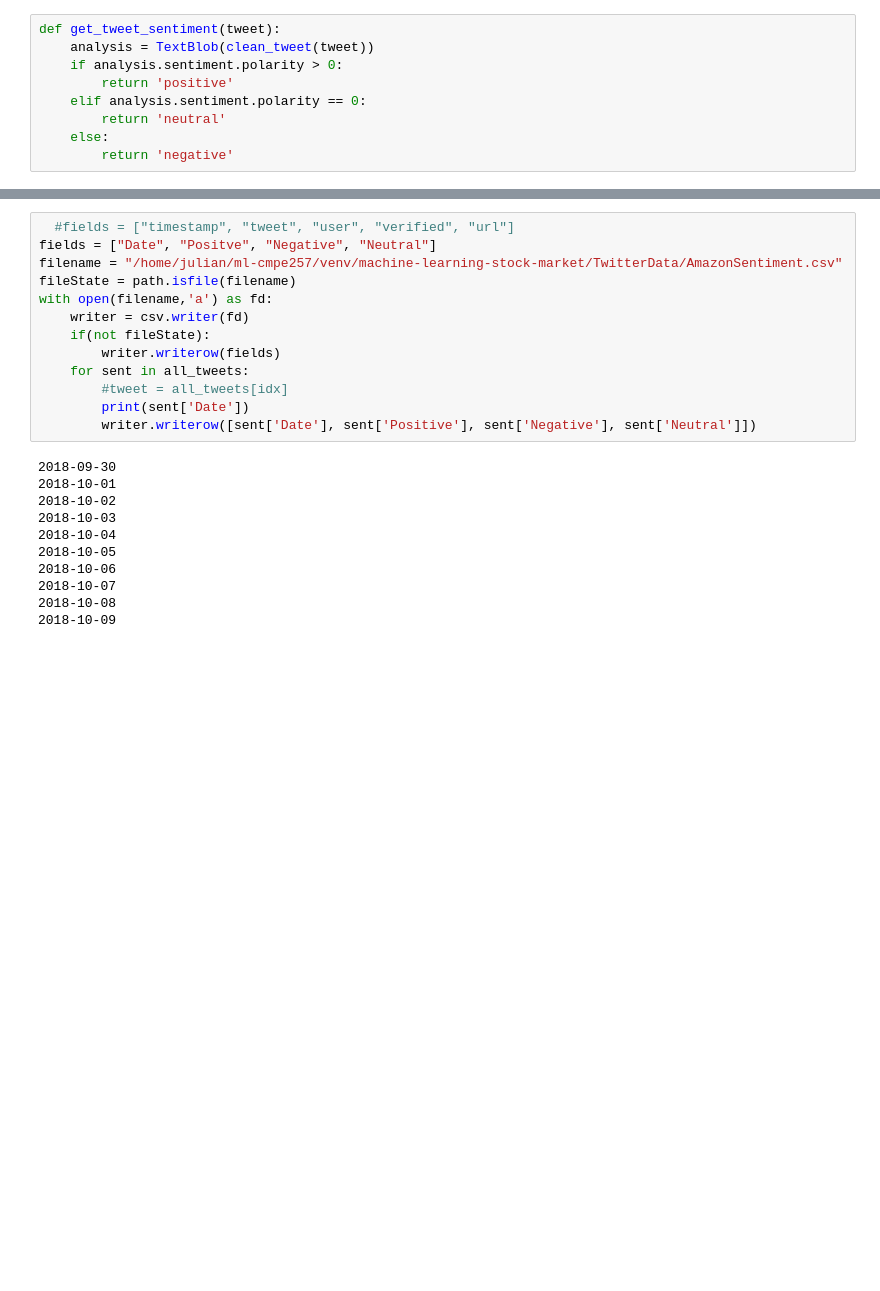
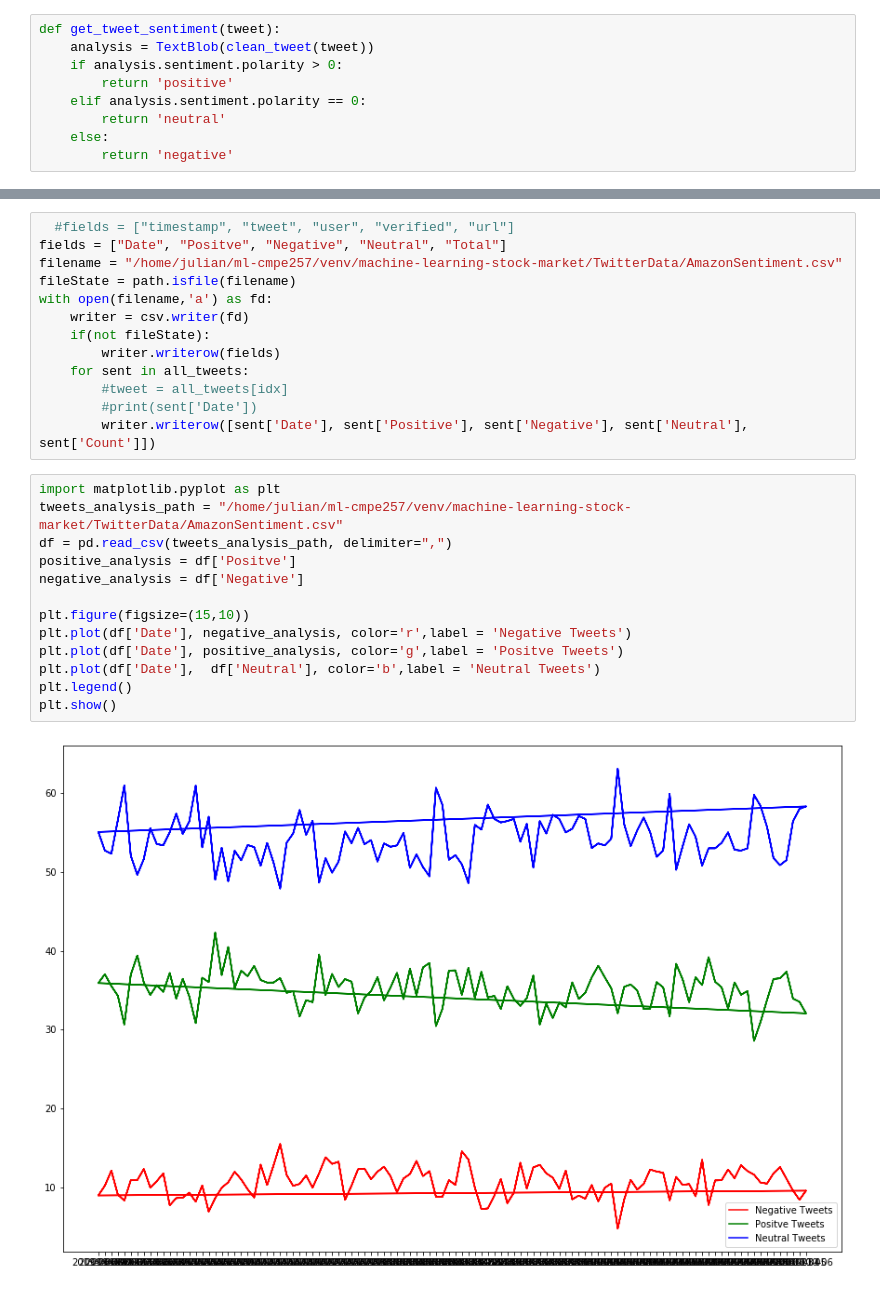
Before and after one commit to psaini79/machine-learning-stock-market, a Jupyter notebook: TwitterData/analyseTwitterData.ipynb, the cells around one changed output, grey strips where cells are left out. Saved outputs shown, nothing was run; the diff lists cells and outputs as text; blank space fills up the shorter version.

Commit message:
Updated for twiter data analysis

```diff
--- a/TwitterData/analyseTwitterData.ipynb
+++ b/TwitterData/analyseTwitterData.ipynb
@@ -85,6 +109,6 @@ print(all_tweets.head())
 # %%
   #fields = ["timestamp", "tweet", "user", "verified", "url"]
-fields = ["Date", "Positve", "Negative", "Neutral"]
+fields = ["Date", "Positve", "Negative", "Neutral", "Total"]
 filename = "/home/julian/ml-cmpe257/venv/machine-learning-stock-market/TwitterData/AmazonSentiment.csv"
 fileState = path.isfile(filename)
 with open(filename,'a') as fd:
@@ -93,16 +117,20 @@ with open(filename,'a') as fd:
         writer.writerow(fields)
     for sent in all_tweets:
         #tweet = all_tweets[idx]
-        print(sent['Date'])
-        writer.writerow([sent['Date'], sent['Positive'], sent['Negative'], sent['Neutral']])
+        #print(sent['Date'])
+        writer.writerow([sent['Date'], sent['Positive'], sent['Negative'], sent['Neutral'], sent['Count']])
-# %% [output]
-2018-09-30
-2018-10-01
-2018-10-02
-2018-10-03
-2018-10-04
-2018-10-05
-2018-10-06
-2018-10-07
-2018-10-08
-2018-10-09
+# %%
+import matplotlib.pyplot as plt
+tweets_analysis_path = "/home/julian/ml-cmpe257/venv/machine-learning-stock-market/TwitterData/AmazonSentiment.csv"
+df = pd.read_csv(tweets_analysis_path, delimiter=",")
+positive_analysis = df['Positve']
+negative_analysis = df['Negative']
+
+plt.figure(figsize=(15,10))
+plt.plot(df['Date'], negative_analysis, color='r',label = 'Negative Tweets')
+plt.plot(df['Date'], positive_analysis, color='g',label = 'Positve Tweets')
+plt.plot(df['Date'],  df['Neutral'], color='b',label = 'Neutral Tweets')
+plt.legend()
+plt.show()
+# %% [output]
+[figure, added]
```
Also changed, not shown: parts of 3 cells of this notebook, 4 other files.
